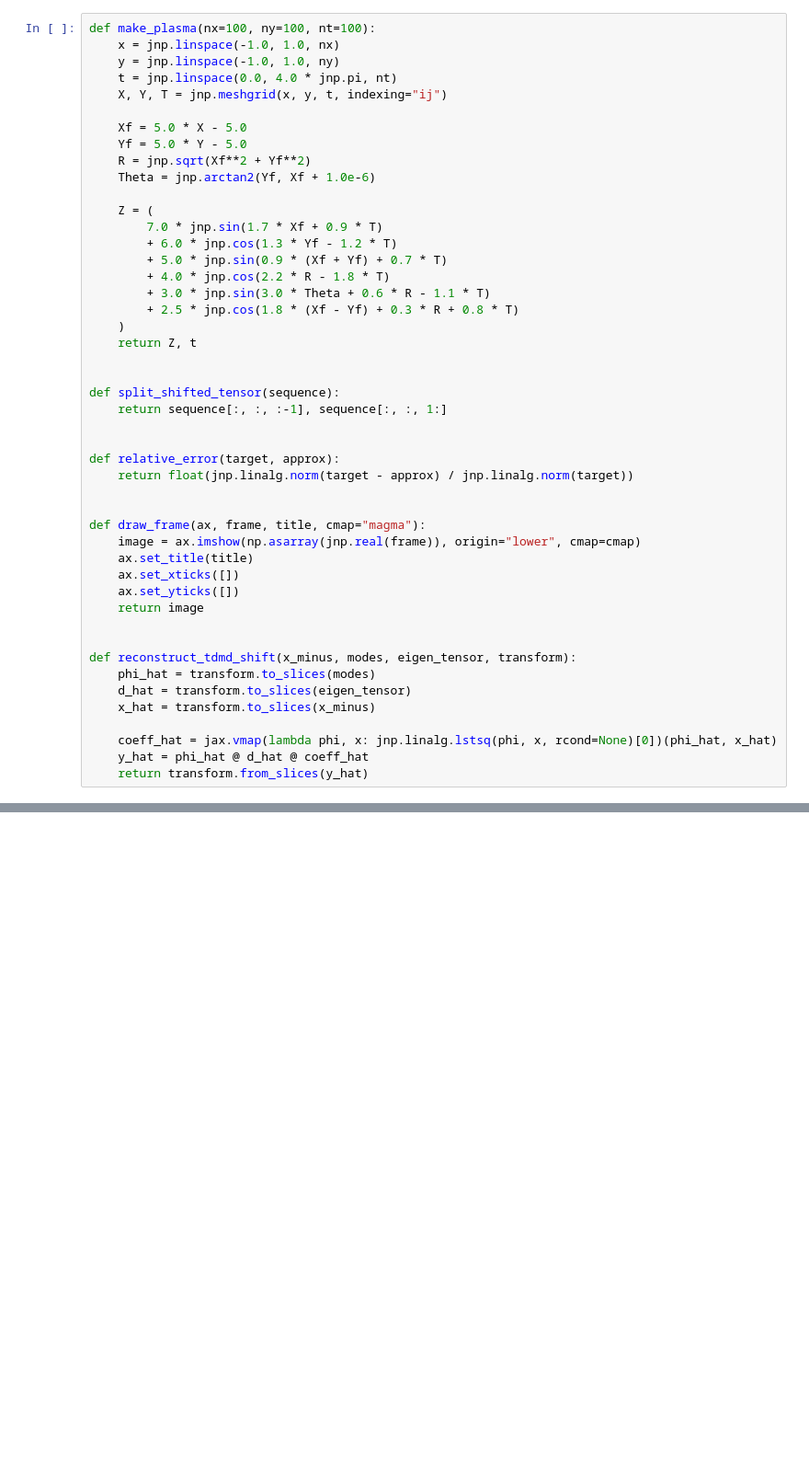
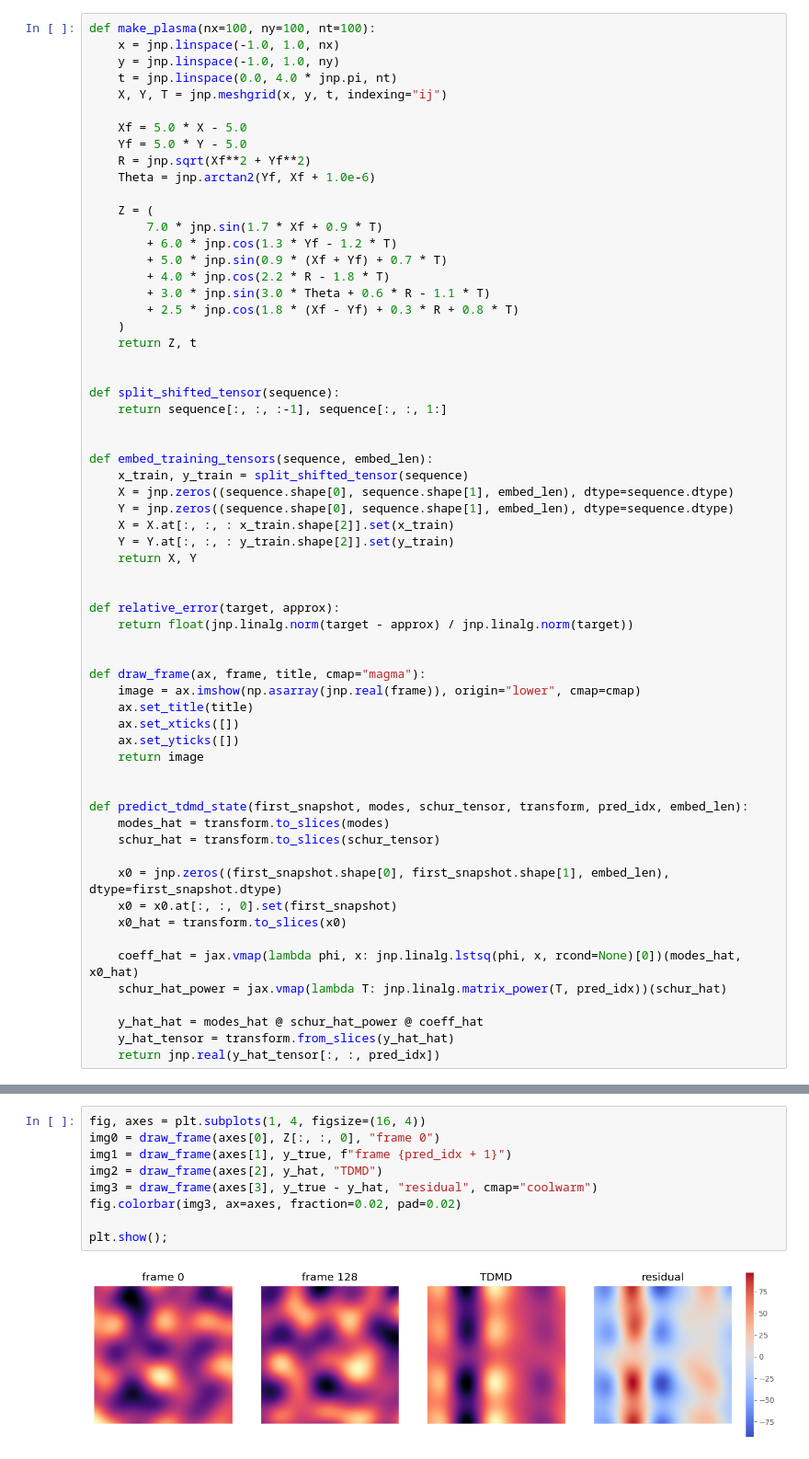
Before and after one commit to p4sttt/tdmd-toolbox, a Jupyter notebook: examples/tdmd-plasm.ipynb, the cells around one changed output, grey strips where cells are left out. Shown at 92% size. Drawn from its saved outputs; the diff is of its cells as text; blank space fills up the shorter version.

```diff
--- a/examples/tdmd-plasm.ipynb
+++ b/examples/tdmd-plasm.ipynb
@@ -81,6 +75,15 @@ def split_shifted_tensor(sequence):
     return sequence[:, :, :-1], sequence[:, :, 1:]
 
 
+def embed_training_tensors(sequence, embed_len):
+    x_train, y_train = split_shifted_tensor(sequence)
+    X = jnp.zeros((sequence.shape[0], sequence.shape[1], embed_len), dtype=sequence.dtype)
+    Y = jnp.zeros((sequence.shape[0], sequence.shape[1], embed_len), dtype=sequence.dtype)
+    X = X.at[:, :, : x_train.shape[2]].set(x_train)
+    Y = Y.at[:, :, : y_train.shape[2]].set(y_train)
+    return X, Y
+
+
 def relative_error(target, approx):
     return float(jnp.linalg.norm(target - approx) / jnp.linalg.norm(target))
 
@@ -93,11 +96,17 @@ def draw_frame(ax, frame, title, cmap="magma"):
     return image
 
 
-def reconstruct_tdmd_shift(x_minus, modes, eigen_tensor, transform):
-    phi_hat = transform.to_slices(modes)
-    d_hat = transform.to_slices(eigen_tensor)
-    x_hat = transform.to_slices(x_minus)
+def predict_tdmd_state(first_snapshot, modes, schur_tensor, transform, pred_idx, embed_len):
+    modes_hat = transform.to_slices(modes)
+    schur_hat = transform.to_slices(schur_tensor)
 
-    coeff_hat = jax.vmap(lambda phi, x: jnp.linalg.lstsq(phi, x, rcond=None)[0])(phi_hat, x_hat)
-    y_hat = phi_hat @ d_hat @ coeff_hat
-    return transform.from_slices(y_hat)
+    x0 = jnp.zeros((first_snapshot.shape[0], first_snapshot.shape[1], embed_len), dtype=first_snapshot.dtype)
+    x0 = x0.at[:, :, 0].set(first_snapshot)
+    x0_hat = transform.to_slices(x0)
+
+    coeff_hat = jax.vmap(lambda phi, x: jnp.linalg.lstsq(phi, x, rcond=None)[0])(modes_hat, x0_hat)
+    schur_hat_power = jax.vmap(lambda T: jnp.linalg.matrix_power(T, pred_idx))(schur_hat)
+
+    y_hat_hat = modes_hat @ schur_hat_power @ coeff_hat
+    y_hat_tensor = transform.from_slices(y_hat_hat)
+    return jnp.real(y_hat_tensor[:, :, pred_idx])
@@ -152,0 +164,11 @@ relative shift-fit error = 7.3091e-02
+# %%
+fig, axes = plt.subplots(1, 4, figsize=(16, 4))
+img0 = draw_frame(axes[0], Z[:, :, 0], "frame 0")
+img1 = draw_frame(axes[1], y_true, f"frame {pred_idx + 1}")
+img2 = draw_frame(axes[2], y_hat, "TDMD")
+img3 = draw_frame(axes[3], y_true - y_hat, "residual", cmap="coolwarm")
+fig.colorbar(img3, ax=axes, fraction=0.02, pad=0.02)
+
+plt.show();
+# %% [output]
+[figure, added]
```
Also changed, not shown: parts of 4 cells of this notebook, 8 other files.
